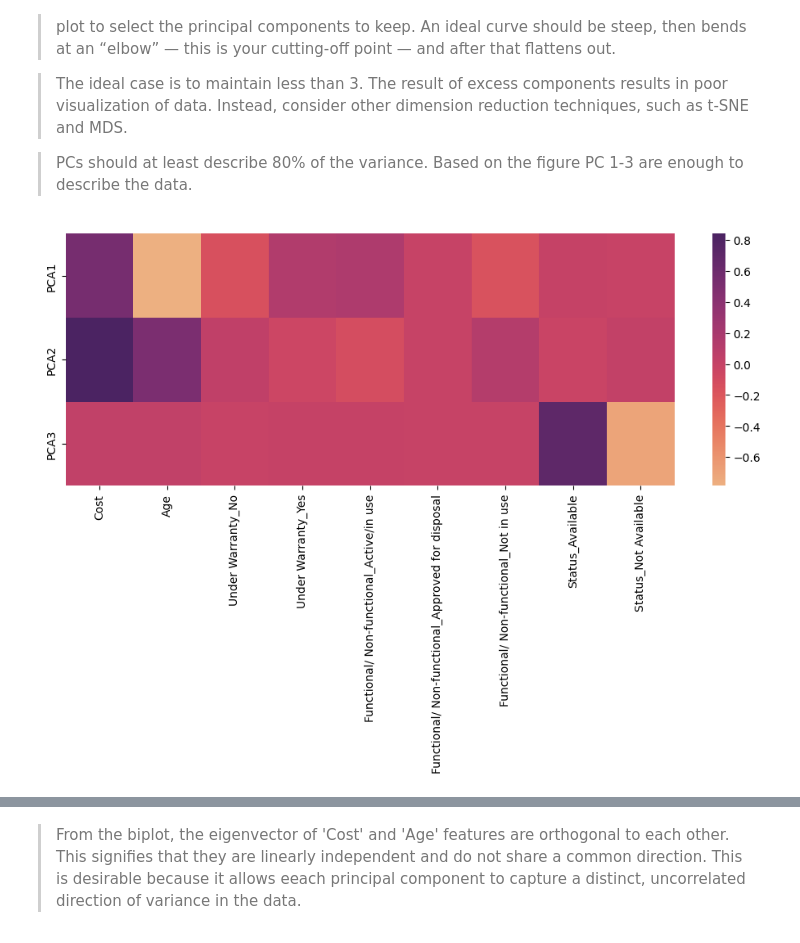
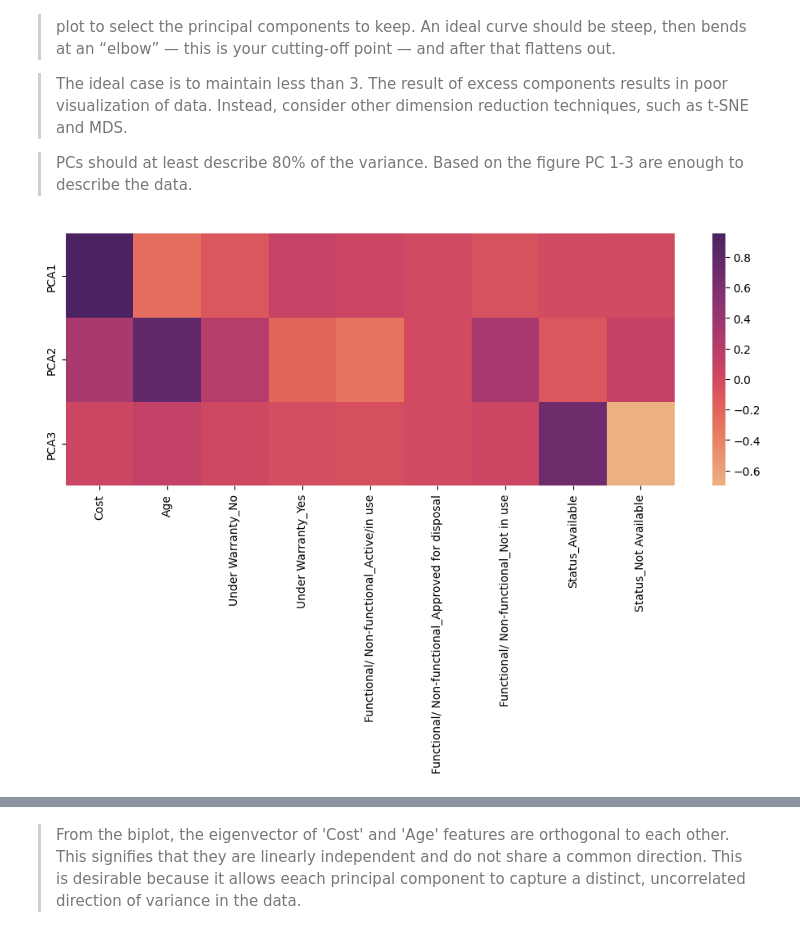
Before and after one commit to Qiiz/Medi-Hascar, a Jupyter notebook: medical_eda_pca.ipynb, the cells around one changed output, grey strips where cells are left out. Saved outputs shown, nothing was run; the diff lists cells and outputs as text; code cells hidden in the pictures.

```diff
--- a/medical_eda_pca.ipynb
+++ b/medical_eda_pca.ipynb
@@ -68,7 +68,7 @@ memory usage: 786.6+ KB
        'Department','Manufacturer','Model', 'Warranty Expiry Date',
        'Return Date', 'Borrow Date', atrributes as it is not meaningful/there are too many missing data with vague definition
 # %%
-dataset = df.drop(['State', 'District', 'Facility', 'Serial No.',
+dataset = df.drop(['State', 'District', 'Facility',
                    'Department','Manufacturer','Model','Warranty Expiry Date',
                    'Return Date', 'Borrow Date'], axis = 1)
 dataset.info()
@@ -460,0 +468,2 @@ Index(['Cost', 'Age', 'Under Warranty_No', 'Under Warranty_Yes',
+# %%
+pca_df = med_df.iloc[:, [0] + list(range(2, len(med_df.columns)))]
@@ -461,4 +478,4 @@ Index(['Cost', 'Age', 'Under Warranty_No', 'Under Warranty_Yes',
 # %%
 pca = PCA()
-pca.fit_transform(med_df)
+pca.fit_transform(pca_df)
 # %% [output]
@@ -520,7 +537,7 @@ plt.show()
 > 2. Proportion of variance plot: the selected PCs should be able to describe at least 80% of the variance.
 # %%
 pca = PCA(n_components= 3) #covariance matrix
-x_pca = pca.fit_transform(med_df)
+x_pca = pca.fit_transform(pca_df)
 print(x_pca.shape)
 # %% [output]
 (1984, 3)
@@ -550,9 +567,9 @@ x_pca_df
 # %%
 plt.figure(figsize=(12,4))
 ax = sns.heatmap(pca.components_[0:3],
                  cmap="flare",
                  yticklabels=[ "PCA"+str(x) for x in range(1,4)],
-                 xticklabels=list(med_df.columns))
+                 xticklabels=list(pca_df.columns))
 # %% [output]
-[figure, old version]
+[figure, new version]
 # %%
```
Also changed, not shown: parts of 38 cells of this notebook, 2 other files.
